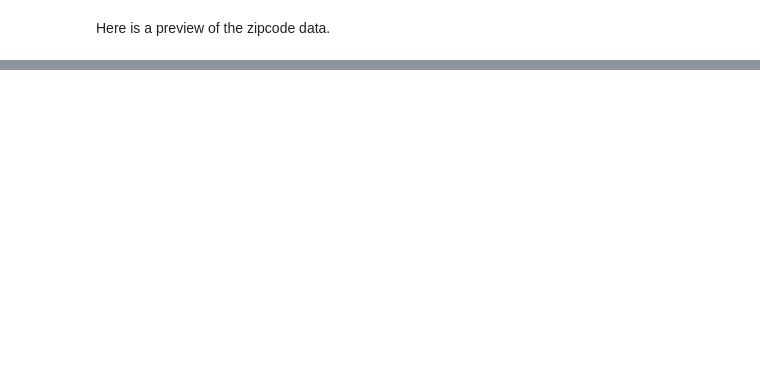
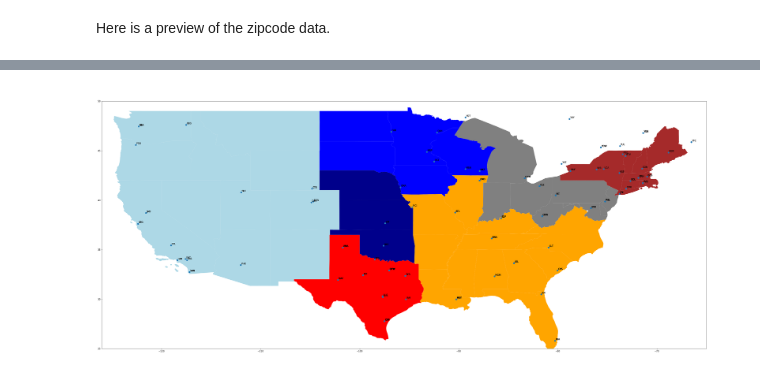
Before and after one commit to slacgismo/loadinsight, a Jupyter notebook: nercmap/NERC Map Generator.ipynb, the cells around one changed output, grey strips where cells are left out. Saved outputs shown, nothing was run; the diff lists cells and outputs as text; code cells hidden in the pictures; blank space fills up the shorter version.

Commit message:
Added city location and generated map

```diff
--- a/nercmap/NERC Map Generator.ipynb
+++ b/nercmap/NERC Map Generator.ipynb
@@ -47,0 +79,5 @@ zipcode_gdf.head()
+# %%
+nercdata = pd.read_csv("nerc_data.csv").set_index('State')
+print(nercdata.head())
+nerc_gdf = states_gdf.merge(nercdata,on='State')
+nerc_gdf.head()
@@ -57,0 +101,4 @@ plt.savefig('usmap.png')
+# %%
+bts_data = pd.read_csv("bts_airport_data.csv").set_index("AIRPORT")
+bts_gdf = gpd.GeoDataFrame(bts_data,geometry=gpd.points_from_xy(bts_data.LONGITUDE,bts_data.LATITUDE))
+bts_gdf.head()
@@ -57,0 +114,3 @@ plt.savefig('usmap.png')
+# %%
+city_data = pd.read_csv("city_data.csv").set_index("code")
+city_data.head()
@@ -57,0 +125,20 @@ plt.savefig('usmap.png')
+# %%
+cities = bts_gdf.join(city_data)[cities.region.isnull()==False]
+# %%
+base = nerc_gdf.plot(figsize=(48,24),color="white")
+base = nerc_gdf[nerc_gdf.NERCarea=="WECC"].plot(ax=base,color="lightblue")
+base = nerc_gdf[nerc_gdf.NERCarea=="ERCOT"].plot(ax=base,color="red")
+base = nerc_gdf[nerc_gdf.NERCarea=="MRO"].plot(ax=base,color="blue")
+base = nerc_gdf[nerc_gdf.NERCarea=="SPP"].plot(ax=base,color="darkblue")
+base = nerc_gdf[nerc_gdf.NERCarea=="SERC"].plot(ax=base,color="orange")
+base = nerc_gdf[nerc_gdf.NERCarea=="RF"].plot(ax=base,color="grey")
+base = nerc_gdf[nerc_gdf.NERCarea=="NPCC"].plot(ax=base,color="brown")
+base = cities.plot(ax=base)
+base.set_xlim(-126,-65)
+base.set_ylim(25,50)
+for x,y,t in zip(cities.geometry.x,cities.geometry.y,cities.index):
+    base.annotate(t,xy=(x,y),xytext=(3,3),textcoords="offset points")
+base.plot()
+plt.savefig("lmtfmap.png")
+# %% [output]
+[figure, added]
```
Also changed, not shown: parts of 16 cells of this notebook, 2 other files.
